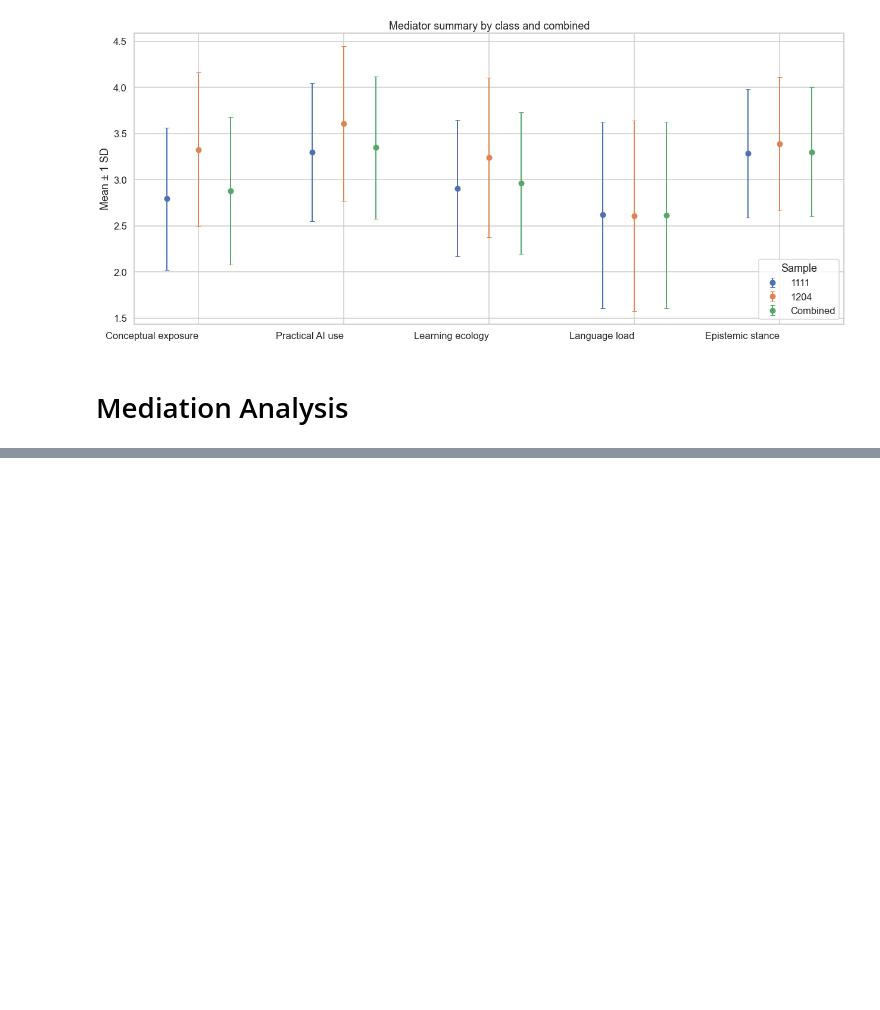
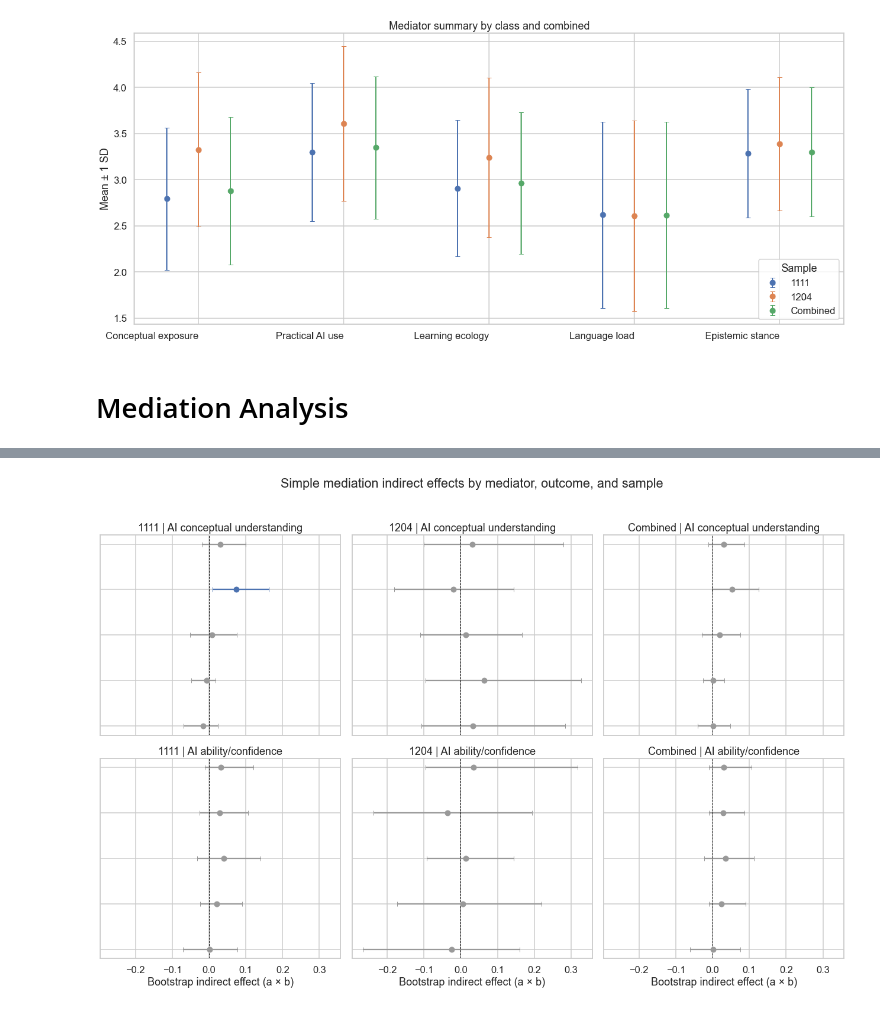
Before and after one commit to garcia-ho/1st_analysis, a Jupyter notebook: Phase1_analysis.ipynb, the cells around one changed output, grey strips where cells are left out. Saved outputs shown, nothing was run; the diff lists cells and outputs as text; code cells hidden in the pictures; blank space fills up the shorter version.

```diff
--- a/Phase1_analysis.ipynb
+++ b/Phase1_analysis.ipynb
@@ -426,0 +433,4 @@ mediation_results.round(3)
+# %%
+plot_indirect_effect_forest(mediation_results)
+# %% [output]
+[figure, added]
```
Also changed, not shown: parts of 7 cells of this notebook, 2 other files.
